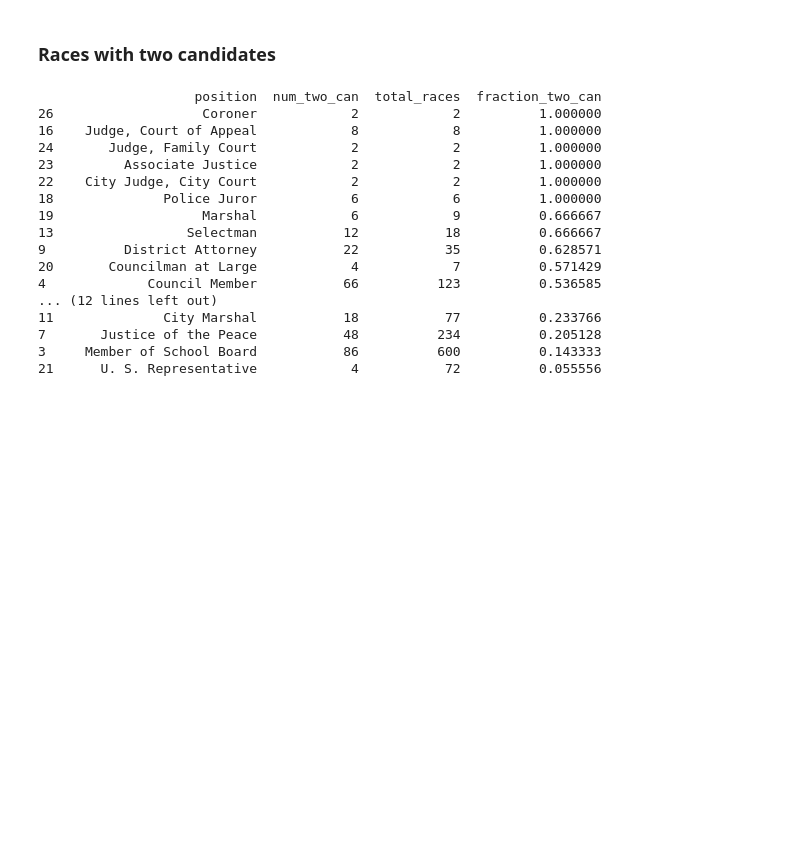
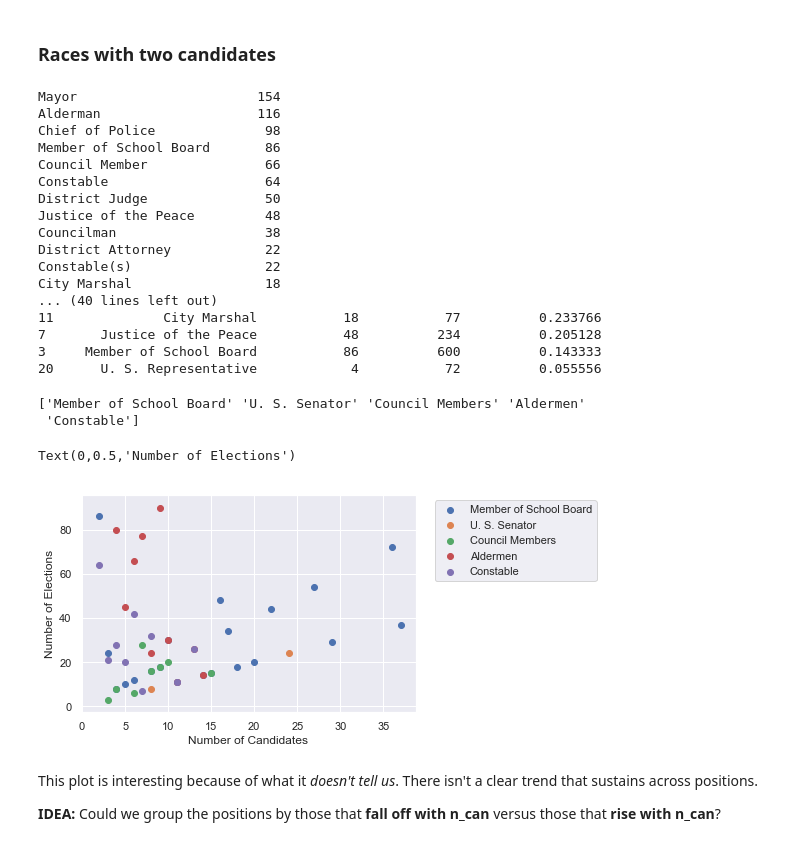
Before and after one commit to RunForOffice/Louisiana, a Jupyter notebook: results_eda.ipynb, the cells around one changed output. Drawn from its saved outputs; the diff is of its cells as text; code cells hidden in the pictures; blank space fills up the shorter version.

Commit message:
More analysis on competitiveness

```diff
--- a/results_eda.ipynb
+++ b/results_eda.ipynb
@@ -143,24 +143,49 @@ two_candidates['fraction_two_can'] = two_candidates['num_two_can'] / two_candida
 
 #[total / two_can for total, two_can in zip()]
 
-#print(two_can_positions.keys())
+print(two_can_positions)
 
 print(two_candidates.sort_values('fraction_two_can', ascending=False))
 # %% [output]
-                    position  num_two_can  total_races  fraction_two_can
-26                   Coroner            2            2          1.000000
-16    Judge, Court of Appeal            8            8          1.000000
-24       Judge, Family Court            2            2          1.000000
-23         Associate Justice            2            2          1.000000
-22    City Judge, City Court            2            2          1.000000
-18              Police Juror            6            6          1.000000
-19                   Marshal            6            9          0.666667
-13                 Selectman           12           18          0.666667
-9          District Attorney           22           35          0.628571
-20       Councilman at Large            4            7          0.571429
-4             Council Member           66          123          0.536585
-... (12 lines left out)
+Mayor                       154
+Alderman                    116
+Chief of Police              98
+Member of School Board       86
+Council Member               66
+Constable                    64
+District Judge               50
+Justice of the Peace         48
+Councilman                   38
+District Attorney            22
+Constable(s)                 22
+City Marshal                 18
+... (40 lines left out)
 11              City Marshal           18           77          0.233766
 7       Justice of the Peace           48          234          0.205128
 3     Member of School Board           86          600          0.143333
-21      U. S. Representative            4           72          0.055556
+20      U. S. Representative            4           72          0.055556
+# %%
+unique_n_can = results.n_can.unique()
+unique_n_can
+
+num_pos = 5
+
+competitive_pos = max_can_sorted[0:num_pos]['position'].values
+print(competitive_pos)
+
+for pos in competitive_pos:
+    l = results[results['genoffice']==pos]['n_can'].value_counts()
+    plt.scatter(l.keys(), l.values, label=pos)
+
+plt.legend(bbox_to_anchor=(1.04,1), loc="upper left")
+plt.xlabel('Number of Candidates')
+plt.ylabel('Number of Elections')
+# %% [output]
+['Member of School Board' 'U. S. Senator' 'Council Members' 'Aldermen'
+ 'Constable']
+Text(0,0.5,'Number of Elections')
+[figure, added]
+# %% [markdown]
+This plot is interesting because of what it *doesn't tell us*. There isn't a clear trend that sustains across positions.
+
+**IDEA:** Could we group the positions by those that **fall off with n_can** versus those that **rise with n_can**?
```
